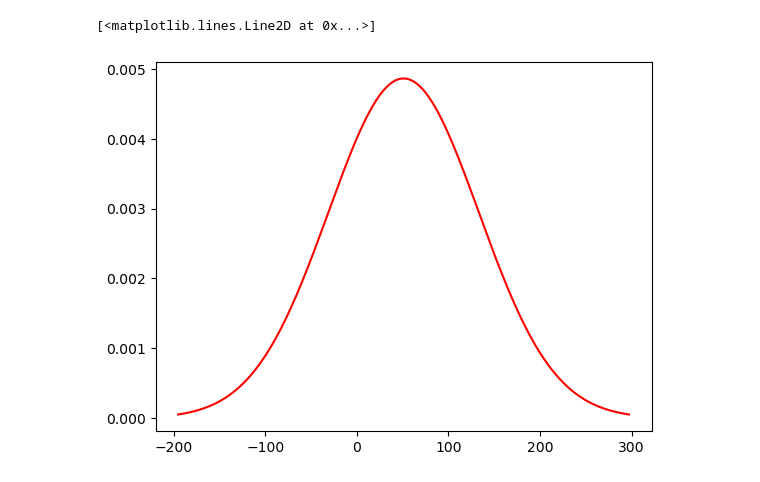
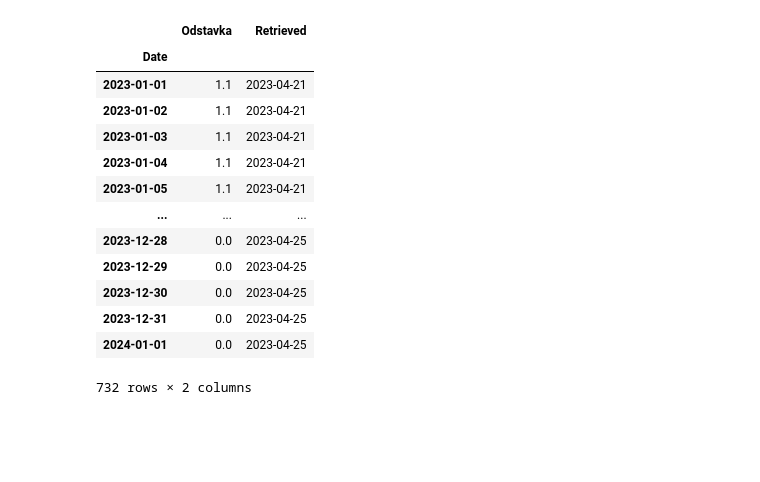
Before and after one commit to dariolamaj/GASSCO_ODSTAVKY, a Jupyter notebook: gassco.ipynb, the cells around one changed output. Drawn from its saved outputs; the diff is of its cells as text; code cells hidden in the pictures; blank space fills up the shorter version.

```diff
--- a/gassco.ipynb
+++ b/gassco.ipynb
@@ -125,5 +83,17 @@ y = stats.norm.pdf(x, mean, std_dev)
-# %%
-plt.plot(x, y, 'r')
-# %% [output]
-[<matplotlib.lines.Line2D at 0x...>]
-[figure, removed]
+# %%
+updated_data
+# %% [output]
+|  | Odstavka | Retrieved |
+| Date |  |  |
+| 2023-01-01 | 1.1 | 2023-04-21 |
+| 2023-01-02 | 1.1 | 2023-04-21 |
+| 2023-01-03 | 1.1 | 2023-04-21 |
+| 2023-01-04 | 1.1 | 2023-04-21 |
+| 2023-01-05 | 1.1 | 2023-04-21 |
+| ... | ... | ... |
+| 2023-12-28 | 0.0 | 2023-04-25 |
+| 2023-12-29 | 0.0 | 2023-04-25 |
+| 2023-12-30 | 0.0 | 2023-04-25 |
+| 2023-12-31 | 0.0 | 2023-04-25 |
+| 2024-01-01 | 0.0 | 2023-04-25 |
+732 rows × 2 columns
```
Also changed, not shown: parts of 9 cells of this notebook.
